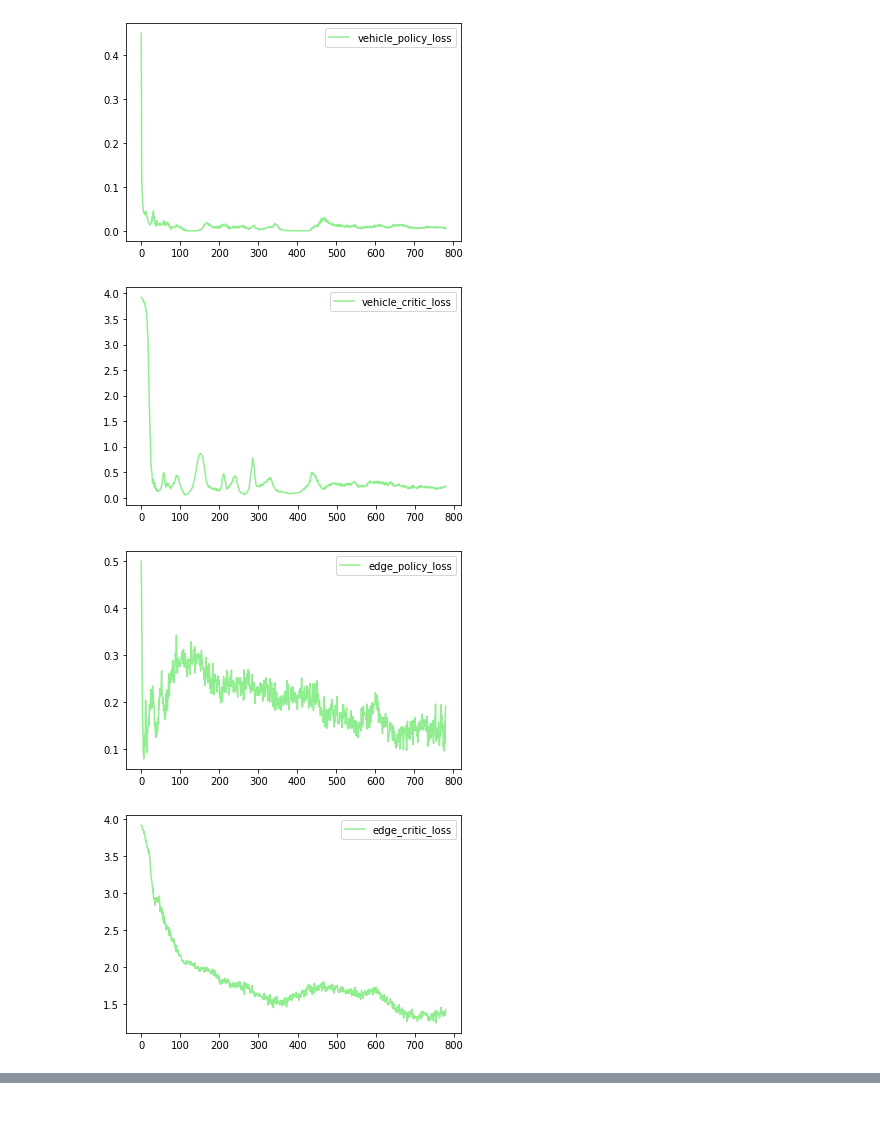
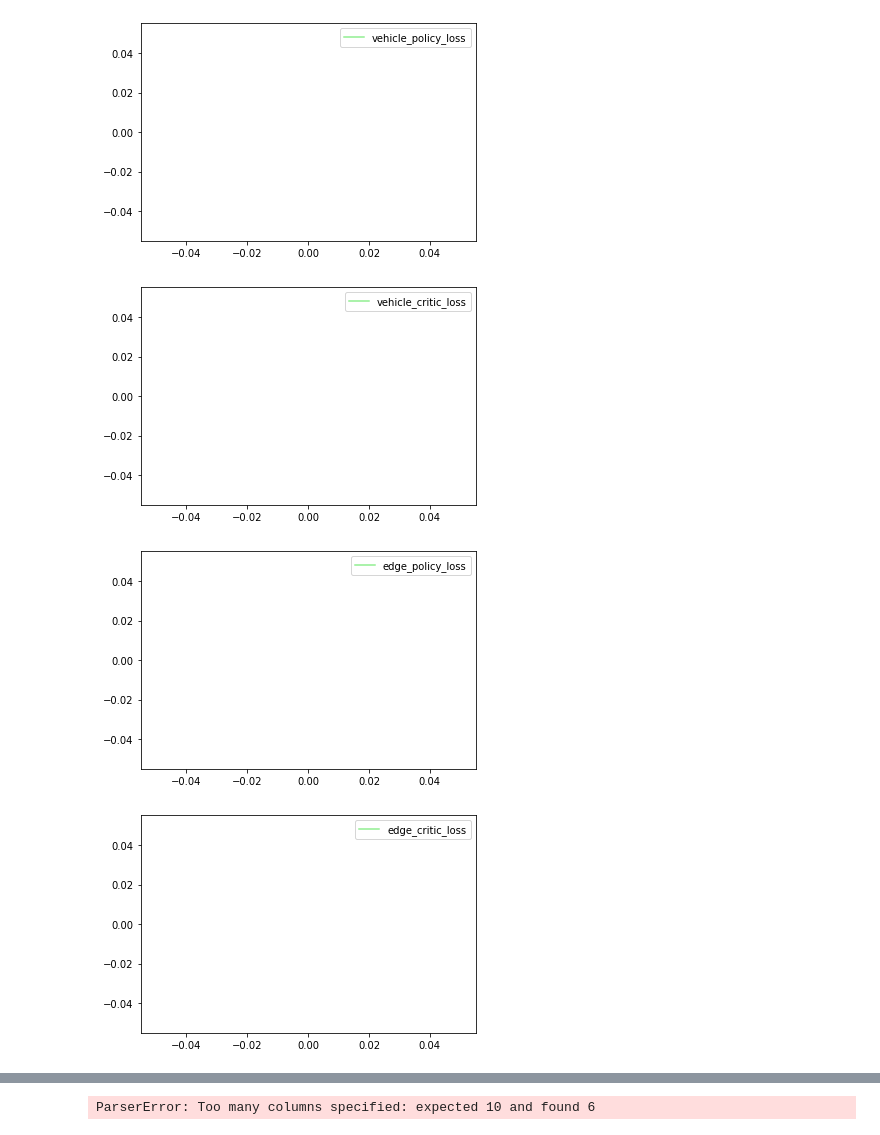
Before and after one commit to neardws/MAMO-Deep-Reinforcement-Learning, a Jupyter notebook: Draw/draw_results.ipynb, the cells around one changed output, grey strips where cells are left out. Saved outputs shown, nothing was run; the diff lists cells and outputs as text; code cells hidden in the pictures.

```diff
--- a/Draw/draw_results.ipynb
+++ b/Draw/draw_results.ipynb
@@ -9,6 +9,8 @@ pd.set_option('display.max_rows', None)
 file_name = "/home/neardws/acme/5a619eb2-de9e-11ec-8223-04d9f5632a58/"
 file_name = "/home/neardws/acme/ef63446a-df26-11ec-b852-04d9f5632a58/"
 file_name = "/home/neardws/acme/ee9185c2-dfb9-11ec-98f0-04d9f5632a58/"
+
+file_name = "/home/neardws/acme/396e87ae-fd22-11ec-858a-04d9f5632a58/"
 
 loss_file_name = file_name + "logs/learner/logs.csv"
 returns_file_name = file_name + "logs/evaluator/logs.csv"
@@ -60,34 +62,34 @@ v3_return = returns[:, 2].tolist()
 v4_return = returns[:, 3].tolist()
 v5_return = returns[:, 4].tolist()
 v6_return = returns[:, 5].tolist()
 v7_return = returns[:, 6].tolist()
 v8_return = returns[:, 7].tolist()
 v9_return = returns[:, 8].tolist()
 v10_return = returns[:, 9].tolist()
 plt.plot(epoch_index, v1_return, '-', color='lightgreen', label='v1')
 plt.plot(epoch_index, v2_return, '-', color='deepskyblue', label='v2')
 plt.plot(epoch_index, v3_return, '-', color='midnightblue', label='v3')
 plt.plot(epoch_index, v4_return, '-', color='pink', label='v4')
 plt.plot(epoch_index, v5_return, '-', color='coral', label='v5')
 plt.plot(epoch_index, v6_return, '-', color='gray', label='v6')
 plt.plot(epoch_index, v7_return, '-', color='darkred', label='v7')
 plt.plot(epoch_index, v8_return, '-', color='orange', label='v8')
 plt.plot(epoch_index, v9_return, '-', color='blueviolet', label='v9')
 plt.plot(epoch_index, v10_return, '-', color='black', label='v10')
 plt.legend(loc="best")  # 图例
 plt.show()
 
 edge_return = returns[:, 10].tolist()
 plt.plot(epoch_index, edge_return, '-', color='lightgreen', label='edge')
 plt.legend(loc="best")  # 图例
 plt.show()
 
 global_return = returns[:, 11].tolist()
 plt.plot(epoch_index, global_return, '-', color='lightgreen', label='global')
 plt.legend(loc="best")  # 图例
 plt.show()
 # %% [output]
-[figure, old version]
+[figure, new version]
-[figure, old version]
+[figure, new version]
-[figure, old version]
+[figure, new version]
-[figure, old version]
+[figure, new version]
@@ -96,0 +96 @@ plt.show()
+ParserError: Too many columns specified: expected 10 and found 6
```
Also changed, not shown: parts of 1 cell of this notebook, 7 other files.
